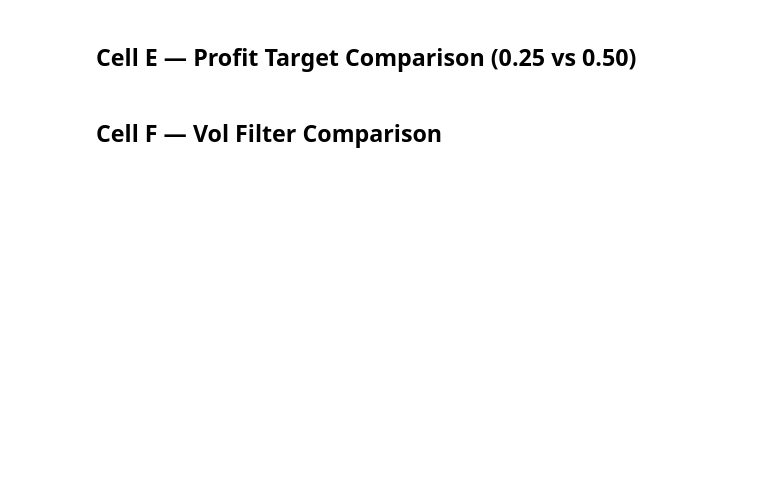
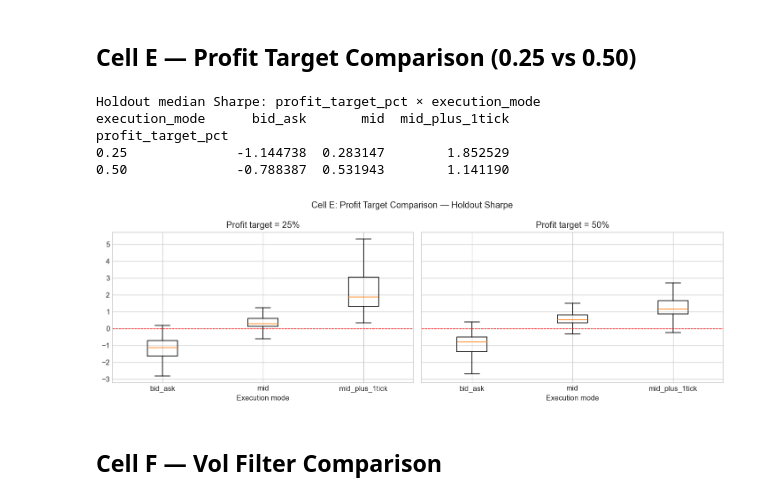
Before and after one commit to osteiner78/options-backtest, a Jupyter notebook: research/2026-05-15 - B3 - v7 refined grid.ipynb, the cells around one changed output. Cells and saved outputs as stored; diff of their text form; code cells hidden in the pictures; blank space fills up the shorter version.

```diff
--- a/research/2026-05-15 - B3 - v7 refined grid.ipynb
+++ b/research/2026-05-15 - B3 - v7 refined grid.ipynb
@@ -180,21 +230,31 @@ plt.show()
 # %%
 print("Holdout median Sharpe: profit_target_pct × execution_mode")
 pt_pivot = holdout.pivot_table(
-    values="sharpe", index="profit_target_pct", columns="execution_mode", aggfunc="median"
+    values="sharpe",
+    index="profit_target_pct",
+    columns="execution_mode",
+    aggfunc="median",
 )
 print(pt_pivot.to_string())
 
 fig, axes = plt.subplots(1, 2, figsize=(12, 4), sharey=True)
 for ax, pt in zip(axes, [0.25, 0.50]):
     sub = holdout[holdout["profit_target_pct"] == pt]
     data_by_mode = [sub[sub["execution_mode"] == m]["sharpe"] for m in modes]
     ax.boxplot(data_by_mode, labels=modes, sym="")
     ax.axhline(0, color="red", linestyle="--", linewidth=0.8)
     ax.set_title(f"Profit target = {pt:.0%}")
     ax.set_xlabel("Execution mode")
 plt.suptitle("Cell E: Profit Target Comparison — Holdout Sharpe")
 plt.tight_layout()
 plt.show()
+# %% [output]
+Holdout median Sharpe: profit_target_pct × execution_mode
+execution_mode      bid_ask       mid  mid_plus_1tick
+profit_target_pct
+0.25              -1.144738  0.283147        1.852529
+0.50              -0.788387  0.531943        1.141190
+[figure, added]
 # %% [markdown]
 ## Cell F — Vol Filter Comparison
 # %%
```
Also changed, not shown: parts of 13 cells of this notebook, 26 other files.
